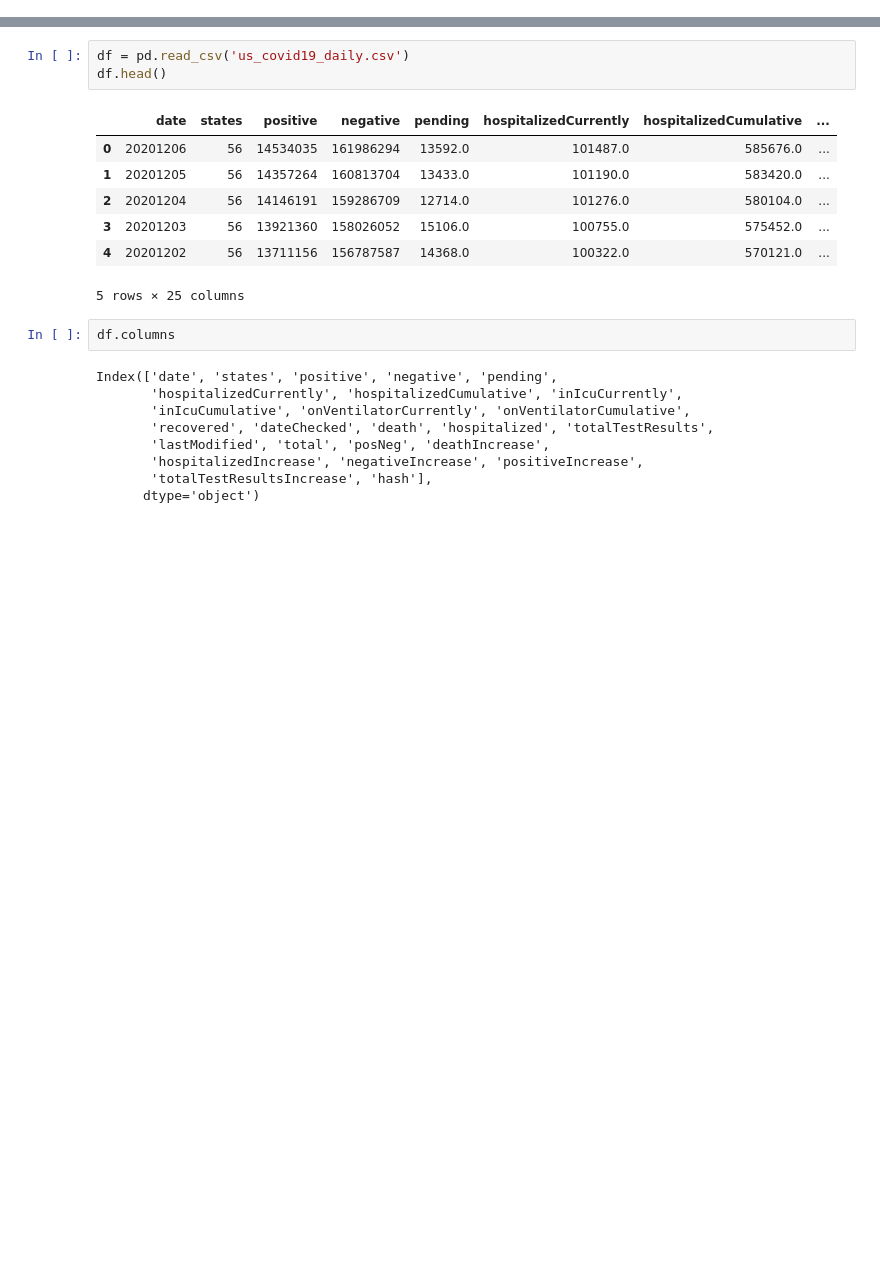
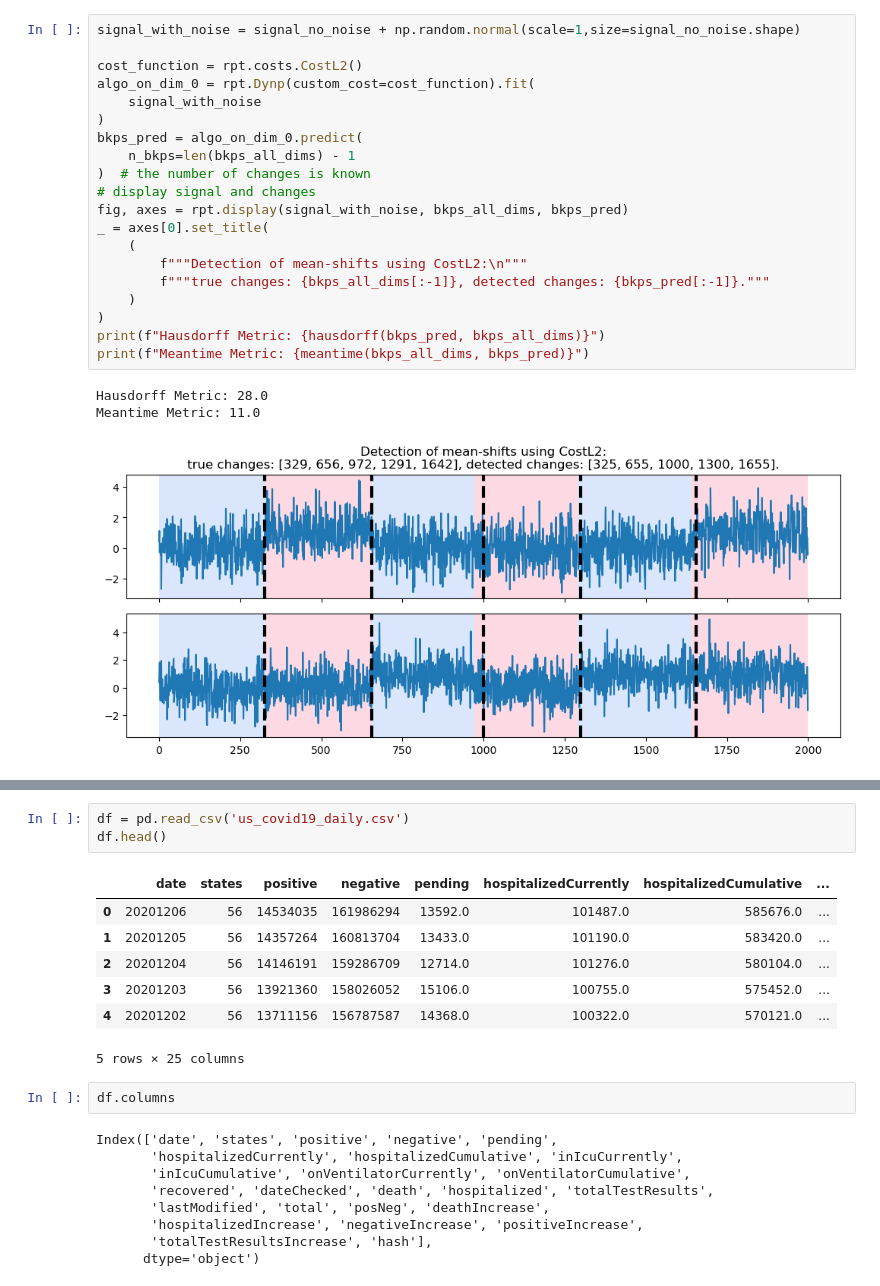
Before and after one commit to thisHermit/nonparametric-rank-tests, a Jupyter notebook: tutorial4_change_point.ipynb, the cells around one changed output, grey strips where cells are left out. Cells and saved outputs as stored; diff of their text form; blank space fills up the shorter version.

```diff
--- a/tutorial4_change_point.ipynb
+++ b/tutorial4_change_point.ipynb
@@ -18,0 +71,24 @@ import ruptures as rpt
+# %%
+signal_with_noise = signal_no_noise + np.random.normal(scale=1,size=signal_no_noise.shape)
+
+cost_function = rpt.costs.CostL2()
+algo_on_dim_0 = rpt.Dynp(custom_cost=cost_function).fit(
+    signal_with_noise
+)
+bkps_pred = algo_on_dim_0.predict(
+    n_bkps=len(bkps_all_dims) - 1
+)  # the number of changes is known
+# display signal and changes
+fig, axes = rpt.display(signal_with_noise, bkps_all_dims, bkps_pred)
+_ = axes[0].set_title(
+    (
+        f"""Detection of mean-shifts using CostL2:\n"""
+        f"""true changes: {bkps_all_dims[:-1]}, detected changes: {bkps_pred[:-1]}."""
+    )
+)
+print(f"Hausdorff Metric: {hausdorff(bkps_pred, bkps_all_dims)}")
+print(f"Meantime Metric: {meantime(bkps_all_dims, bkps_pred)}")
+# %% [output]
+Hausdorff Metric: 28.0
+Meantime Metric: 11.0
+[figure, added]
```
Also changed, not shown: parts of 18 cells of this notebook, 11 other files.
